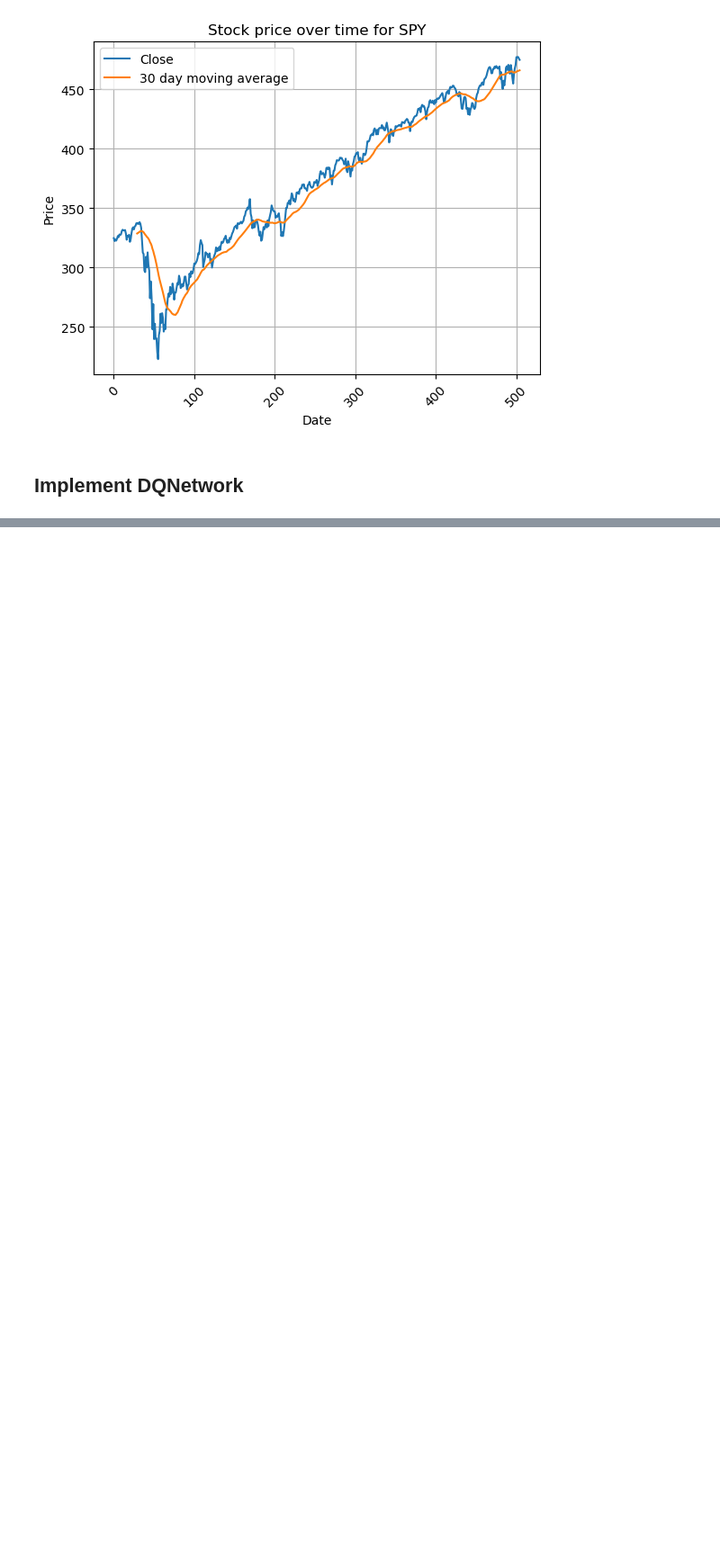
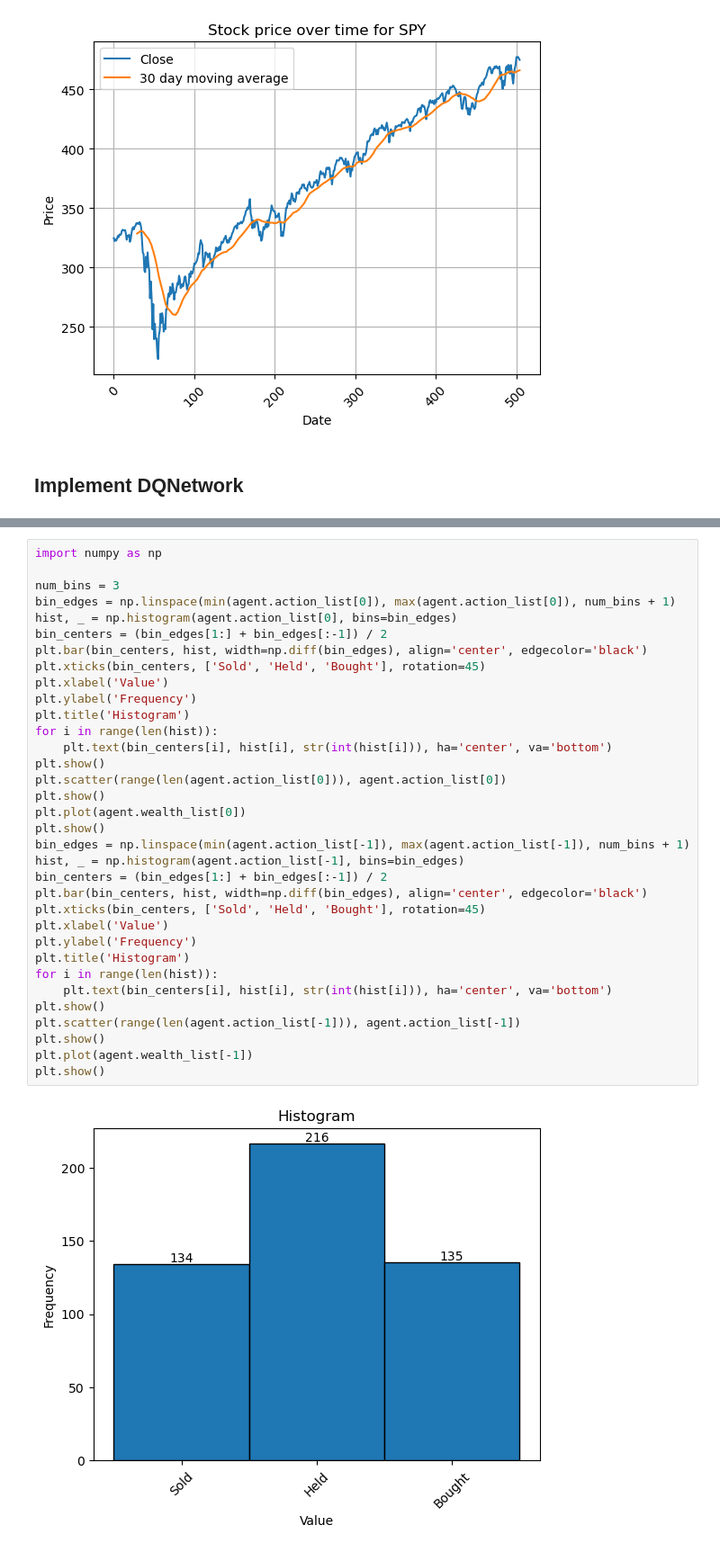
Before and after one commit to julien-gadonneix/RL4Trading, a Jupyter notebook: start.ipynb, the cells around one changed output, grey strips where cells are left out. Shown: that part at 90% size. Drawn from its saved outputs; the diff is of its cells as text; blank space fills up the shorter version.

```diff
--- a/start.ipynb
+++ b/start.ipynb
@@ -125,0 +125,36 @@ KeyboardInterrupt:
+# %%
+import numpy as np
+
+num_bins = 3
+bin_edges = np.linspace(min(agent.action_list[0]), max(agent.action_list[0]), num_bins + 1)
+hist, _ = np.histogram(agent.action_list[0], bins=bin_edges)
+bin_centers = (bin_edges[1:] + bin_edges[:-1]) / 2
+plt.bar(bin_centers, hist, width=np.diff(bin_edges), align='center', edgecolor='black')
+plt.xticks(bin_centers, ['Sold', 'Held', 'Bought'], rotation=45)
+plt.xlabel('Value')
+plt.ylabel('Frequency')
+plt.title('Histogram')
+for i in range(len(hist)):
+    plt.text(bin_centers[i], hist[i], str(int(hist[i])), ha='center', va='bottom')
+plt.show()
+plt.scatter(range(len(agent.action_list[0])), agent.action_list[0])
+plt.show()
+plt.plot(agent.wealth_list[0])
+plt.show()
+bin_edges = np.linspace(min(agent.action_list[-1]), max(agent.action_list[-1]), num_bins + 1)
+hist, _ = np.histogram(agent.action_list[-1], bins=bin_edges)
+bin_centers = (bin_edges[1:] + bin_edges[:-1]) / 2
+plt.bar(bin_centers, hist, width=np.diff(bin_edges), align='center', edgecolor='black')
+plt.xticks(bin_centers, ['Sold', 'Held', 'Bought'], rotation=45)
+plt.xlabel('Value')
+plt.ylabel('Frequency')
+plt.title('Histogram')
+for i in range(len(hist)):
+    plt.text(bin_centers[i], hist[i], str(int(hist[i])), ha='center', va='bottom')
+plt.show()
+plt.scatter(range(len(agent.action_list[-1])), agent.action_list[-1])
+plt.show()
+plt.plot(agent.wealth_list[-1])
+plt.show()
+# %% [output]
+[figure, added]
```
Also changed, not shown: parts of 3 cells of this notebook, 3 other files.
